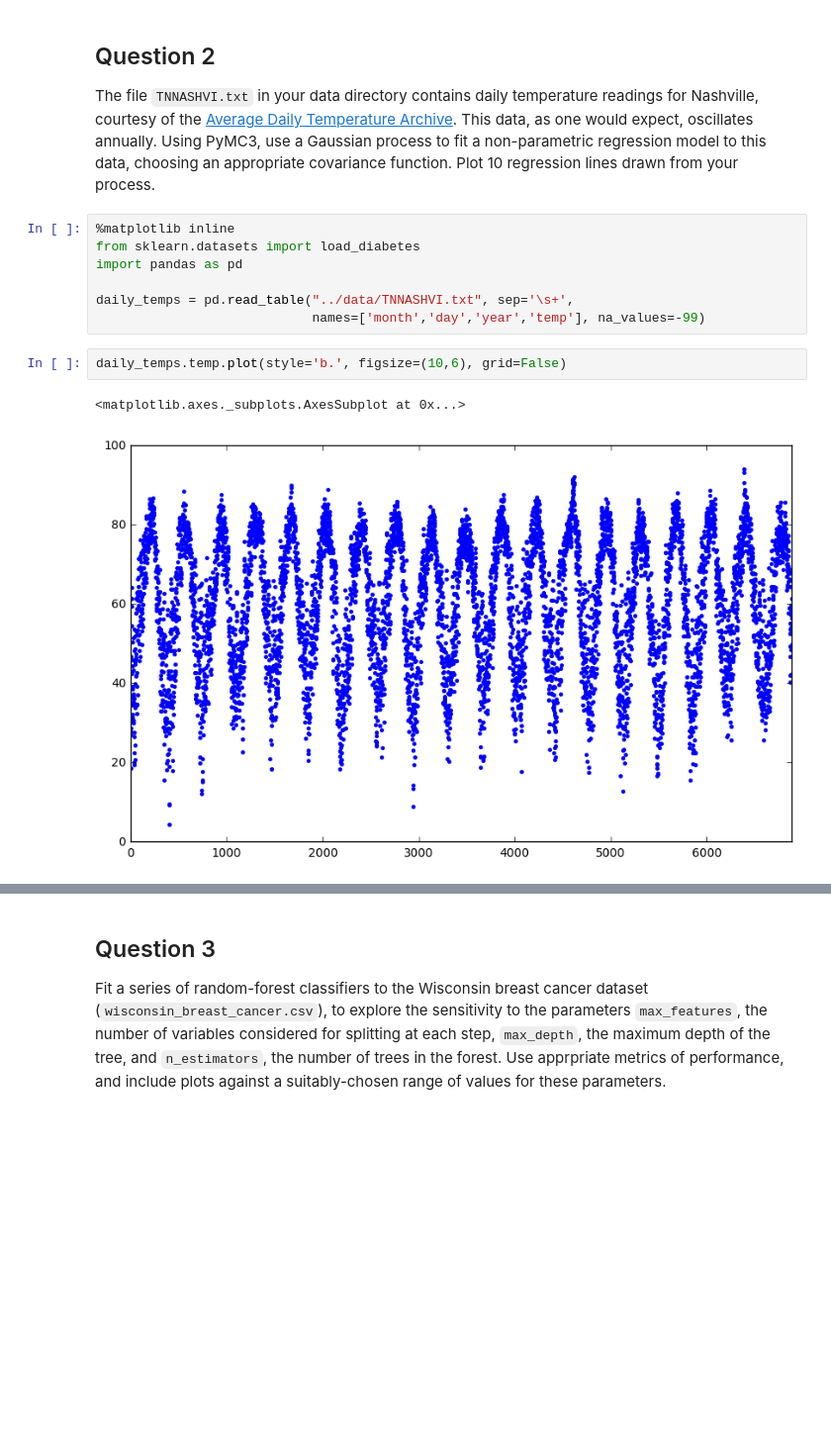
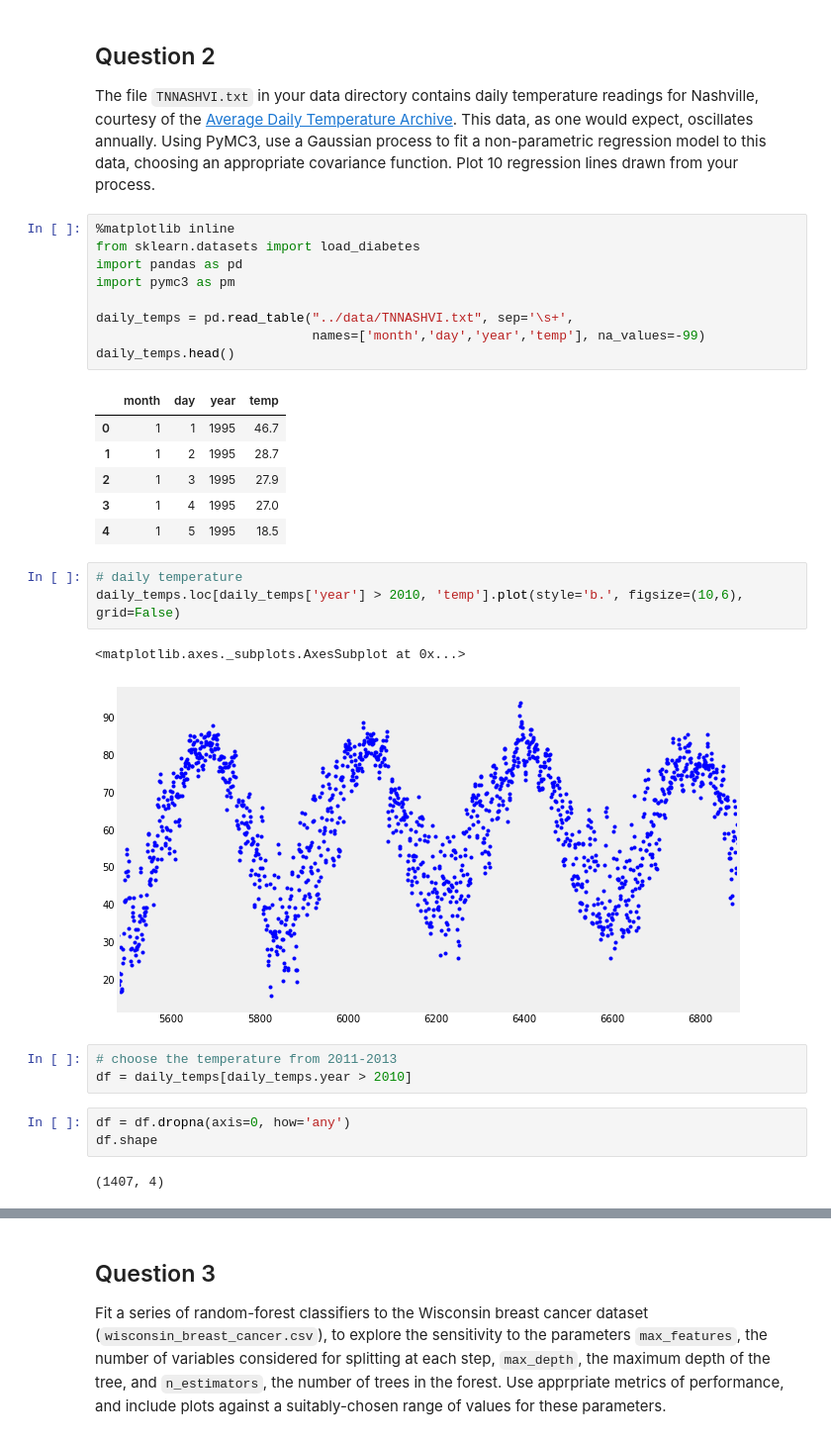
Before and after one commit to wangruinju/Advanced_Statistical_Computing, a Jupyter notebook: homework/Homework 3.ipynb, the cells around one changed output, grey strips where cells are left out. Shown at 99% size. Drawn from its saved outputs; the diff is of its cells as text; blank space fills up the shorter version.

```diff
--- a/homework/Homework 3.ipynb
+++ b/homework/Homework 3.ipynb
@@ -329,11 +329,29 @@ The file `TNNASHVI.txt` in your data directory contains daily temperature readin
 %matplotlib inline
 from sklearn.datasets import load_diabetes
 import pandas as pd
+import pymc3 as pm
 
 daily_temps = pd.read_table("../data/TNNASHVI.txt", sep='\s+',
                             names=['month','day','year','temp'], na_values=-99)
+daily_temps.head()
+# %% [output]
+|  | month | day | year | temp |
+| 0 | 1 | 1 | 1995 | 46.7 |
+| 1 | 1 | 2 | 1995 | 28.7 |
+| 2 | 1 | 3 | 1995 | 27.9 |
+| 3 | 1 | 4 | 1995 | 27.0 |
+| 4 | 1 | 5 | 1995 | 18.5 |
 # %%
-daily_temps.temp.plot(style='b.', figsize=(10,6), grid=False)
+# daily temperature
+daily_temps.loc[daily_temps['year'] > 2010, 'temp'].plot(style='b.', figsize=(10,6), grid=False)
 # %% [output]
 <matplotlib.axes._subplots.AxesSubplot at 0x...>
-[figure, old version]
+[figure, new version]
+# %%
+# choose the temperature from 2011-2013
+df = daily_temps[daily_temps.year > 2010]
+# %%
+df = df.dropna(axis=0, how='any')
+df.shape
+# %% [output]
+(1407, 4)
```
Also changed, not shown: parts of 5 cells of this notebook.
